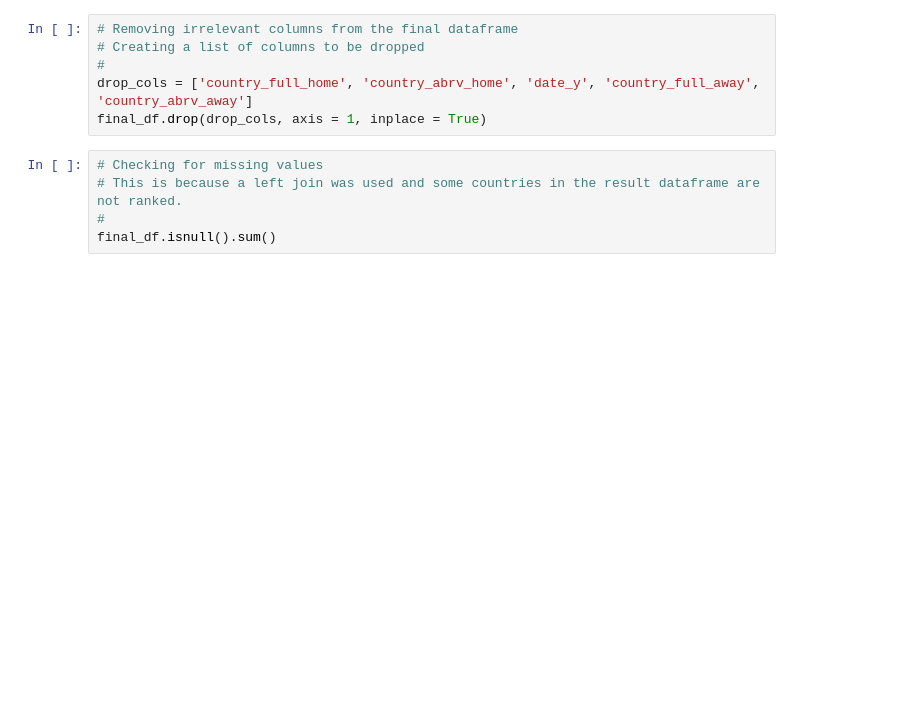
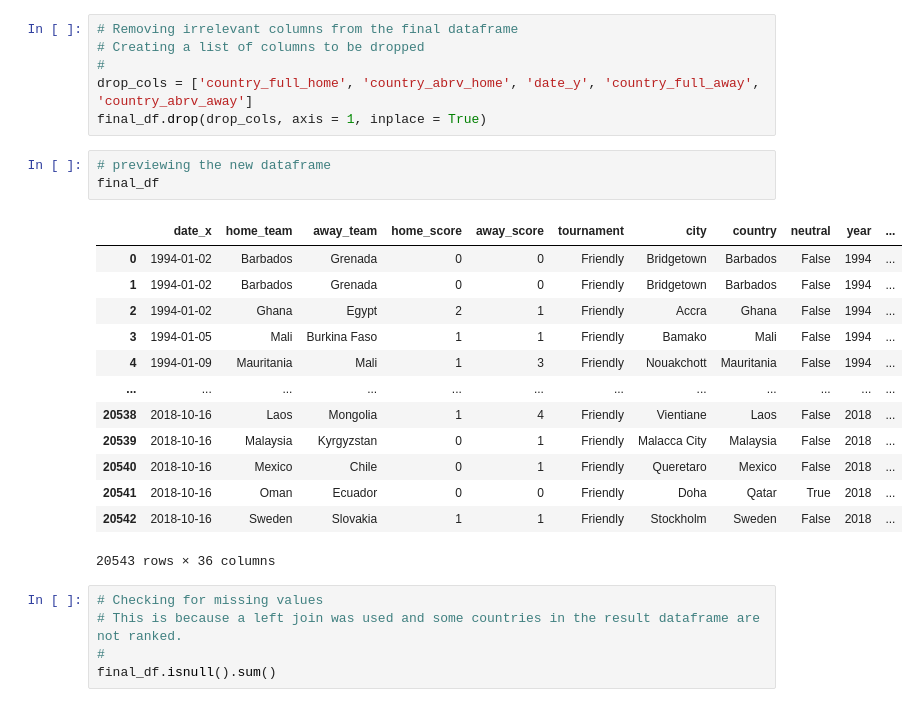
Before and after one commit to Machocho254/MchezoPesa-Football-Scores-Prediction, a Jupyter notebook: Moringa_DS_CORE_WEEK6_IP_January_2020_Machocho_Mengo.ipynb, the cells around one changed output. Cells and saved outputs as stored; diff of their text form; blank space fills up the shorter version.

```diff
--- a/Moringa_DS_CORE_WEEK6_IP_January_2020_Machocho_Mengo.ipynb
+++ b/Moringa_DS_CORE_WEEK6_IP_January_2020_Machocho_Mengo.ipynb
@@ -381,6 +387,23 @@ final_df.head()
 #
 drop_cols = ['country_full_home', 'country_abrv_home', 'date_y', 'country_full_away',	'country_abrv_away']
 final_df.drop(drop_cols, axis = 1, inplace = True)
+# %%
+# previewing the new dataframe
+final_df
+# %% [output]
+|  | date_x | home_team | away_team | home_score | away_score | tournament | city | country | neutral | year | ... |
+| 0 | 1994-01-02 | Barbados | Grenada | 0 | 0 | Friendly | Bridgetown | Barbados | False | 1994 | ... |
+| 1 | 1994-01-02 | Barbados | Grenada | 0 | 0 | Friendly | Bridgetown | Barbados | False | 1994 | ... |
+| 2 | 1994-01-02 | Ghana | Egypt | 2 | 1 | Friendly | Accra | Ghana | False | 1994 | ... |
+| 3 | 1994-01-05 | Mali | Burkina Faso | 1 | 1 | Friendly | Bamako | Mali | False | 1994 | ... |
+| 4 | 1994-01-09 | Mauritania | Mali | 1 | 3 | Friendly | Nouakchott | Mauritania | False | 1994 | ... |
+| ... | ... | ... | ... | ... | ... | ... | ... | ... | ... | ... | ... |
+| 20538 | 2018-10-16 | Laos | Mongolia | 1 | 4 | Friendly | Vientiane | Laos | False | 2018 | ... |
+| 20539 | 2018-10-16 | Malaysia | Kyrgyzstan | 0 | 1 | Friendly | Malacca City | Malaysia | False | 2018 | ... |
+| 20540 | 2018-10-16 | Mexico | Chile | 0 | 1 | Friendly | Queretaro | Mexico | False | 2018 | ... |
+| 20541 | 2018-10-16 | Oman | Ecuador | 0 | 0 | Friendly | Doha | Qatar | True | 2018 | ... |
+| 20542 | 2018-10-16 | Sweden | Slovakia | 1 | 1 | Friendly | Stockholm | Sweden | False | 2018 | ... |
+20543 rows × 36 columns
 # %%
 # Checking for missing values
 # This is because a left join was used and some countries in the result dataframe are not ranked.
```
Also changed, not shown: parts of 26 cells of this notebook.
